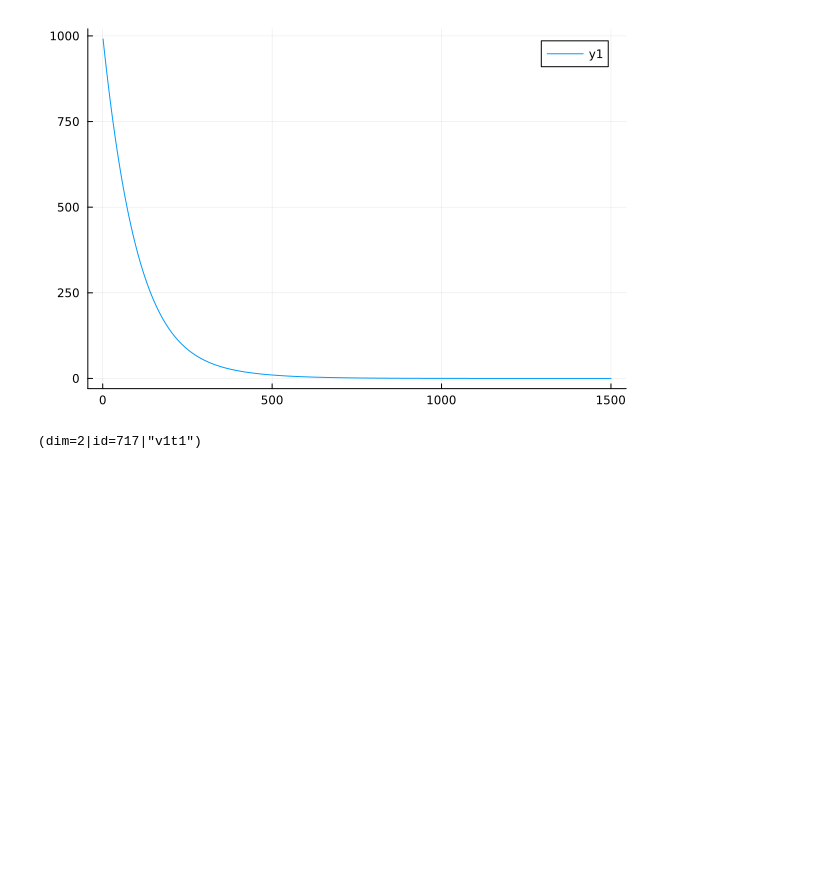
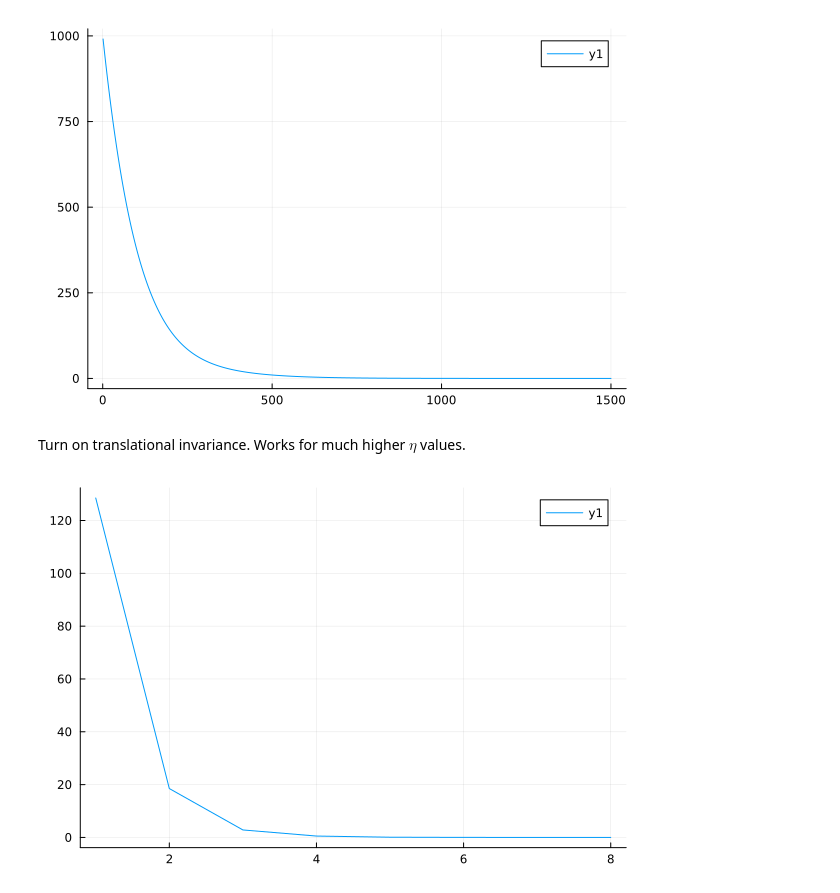
Before and after one commit to siddhant-midha/TNBP, a Jupyter notebook: convergence.ipynb, the cells around one changed output. Drawn from its saved outputs; the diff is of its cells as text; code cells hidden in the pictures; blank space fills up the shorter version.

```diff
--- a/convergence.ipynb
+++ b/convergence.ipynb
@@ -118,6 +118,15 @@ messages, arr = BP.message_passing(tensors,messages,edges,links,adj_mat;α=.01,
 plot(arr)
 # %% [output]
 [figure]
+# %% [markdown]
+Turn on translational invariance. Works for much higher $\eta$ values.
 # %%
+N = 24
+T = 32
+tensors = peps_controllable(N,T;η=0.5,ti=true)
+adj_mat, edges, links = BP.get_adj_mat(tensors)
+messages = BP.get_messages(tensors,edges,links)
+messages, arr = BP.message_passing(tensors,messages,edges,links,adj_mat;α=.9,η=0.0,max_iters=1500,diagnose=true)
+plot(arr)
 # %% [output]
-(dim=2|id=717|"v1t1")
+[figure, added]
```
Also changed, not shown: parts of 3 cells of this notebook.
